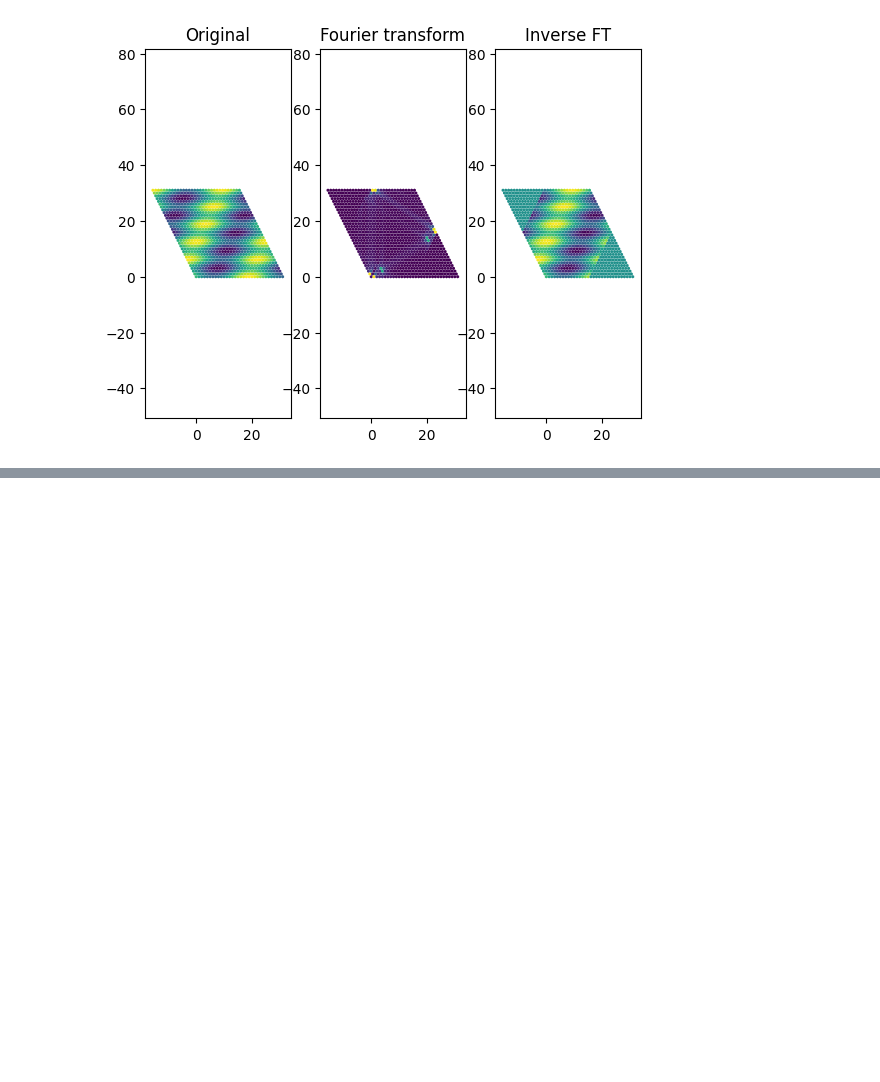
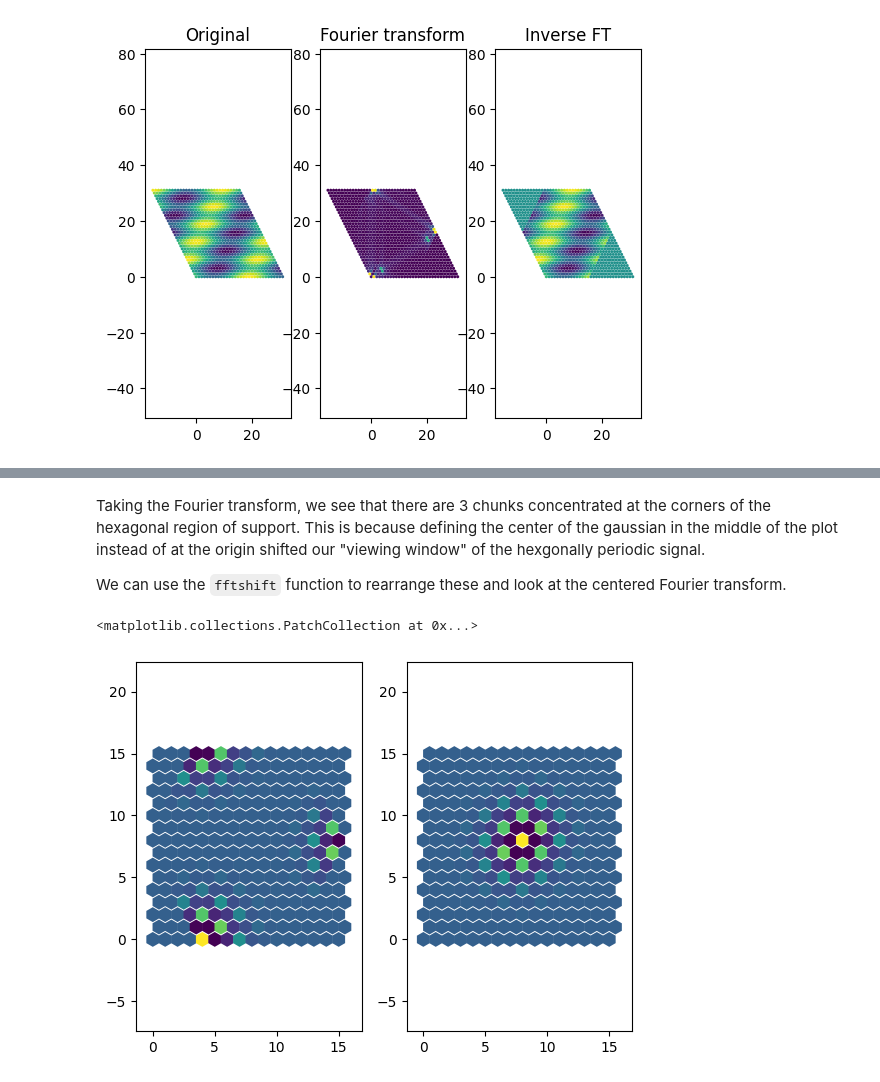
Before and after one commit to chris-langfield/hexfft, a Jupyter notebook: examples/HexagonalPeriodicity.ipynb, the cells around one changed output, grey strips where cells are left out. Drawn from its saved outputs; the diff is of its cells as text; code cells hidden in the pictures; blank space fills up the shorter version.

```diff
--- a/examples/HexagonalPeriodicity.ipynb
+++ b/examples/HexagonalPeriodicity.ipynb
@@ -76,0 +108,13 @@ Text(0.5, 1.0, 'Inverse FT')
+# %% [markdown]
+Taking the Fourier transform, we see that there are 3 chunks concentrated at the corners of the hexagonal region of support. This is because defining the center of the gaussian in the middle of the plot instead of at the origin shifted our "viewing window" of the hexgonally periodic signal.
+
+We can use the `fftshift` function to rearrange these and look at the centered Fourier transform.
+# %%
+G = fft(g, "hex")
+
+fig, ax = plt.subplots(1, 2)
+hexshow(np.real(G), ax=ax[0])
+hexshow(fftshift(np.real(G)), ax=ax[1])
+# %% [output]
+<matplotlib.collections.PatchCollection at 0x...>
+[figure, added]
```
Also changed, not shown: parts of 3 cells of this notebook.
